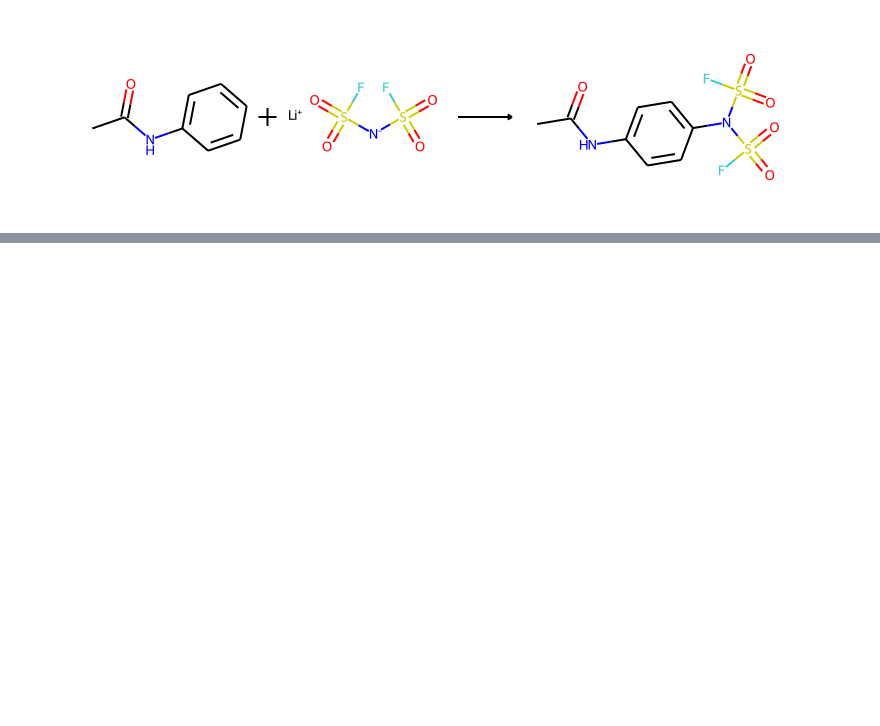
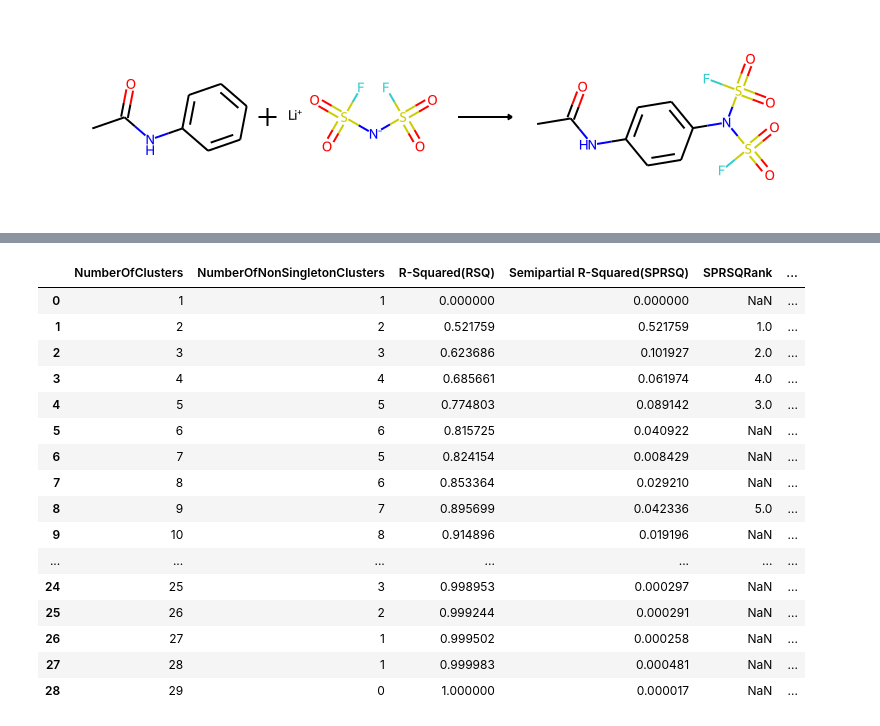
Before and after one commit to xh313/compchem, a Jupyter notebook: ChemOnPythonExplorations.ipynb, the cells around one changed output, grey strips where cells are left out. Cells and saved outputs as stored; diff of their text form; code cells hidden in the pictures; blank space fills up the shorter version.

```diff
--- a/ChemOnPythonExplorations.ipynb
+++ b/ChemOnPythonExplorations.ipynb
@@ -136,0 +223,21 @@ Text(0.43, 0.5, 'AISF')
+# %%
+df = pd.read_csv('AISFclustering.csv')
+df
+# %% [output]
+|  | NumberOfClusters | NumberOfNonSingletonClusters | R-Squared(RSQ) | Semipartial R-Squared(SPRSQ) | SPRSQRank | ... |
+| 0 | 1 | 1 | 0.000000 | 0.000000 | NaN | ... |
+| 1 | 2 | 2 | 0.521759 | 0.521759 | 1.0 | ... |
+| 2 | 3 | 3 | 0.623686 | 0.101927 | 2.0 | ... |
+| 3 | 4 | 4 | 0.685661 | 0.061974 | 4.0 | ... |
+| 4 | 5 | 5 | 0.774803 | 0.089142 | 3.0 | ... |
+| 5 | 6 | 6 | 0.815725 | 0.040922 | NaN | ... |
+| 6 | 7 | 5 | 0.824154 | 0.008429 | NaN | ... |
+| 7 | 8 | 6 | 0.853364 | 0.029210 | NaN | ... |
+| 8 | 9 | 7 | 0.895699 | 0.042336 | 5.0 | ... |
+| 9 | 10 | 8 | 0.914896 | 0.019196 | NaN | ... |
+| ... | ... | ... | ... | ... | ... | ... |
+| 24 | 25 | 3 | 0.998953 | 0.000297 | NaN | ... |
+| 25 | 26 | 2 | 0.999244 | 0.000291 | NaN | ... |
+| 26 | 27 | 1 | 0.999502 | 0.000258 | NaN | ... |
+| 27 | 28 | 1 | 0.999983 | 0.000481 | NaN | ... |
+| 28 | 29 | 0 | 1.000000 | 0.000017 | NaN | ... |
```
Also changed, not shown: parts of 16 cells of this notebook.
